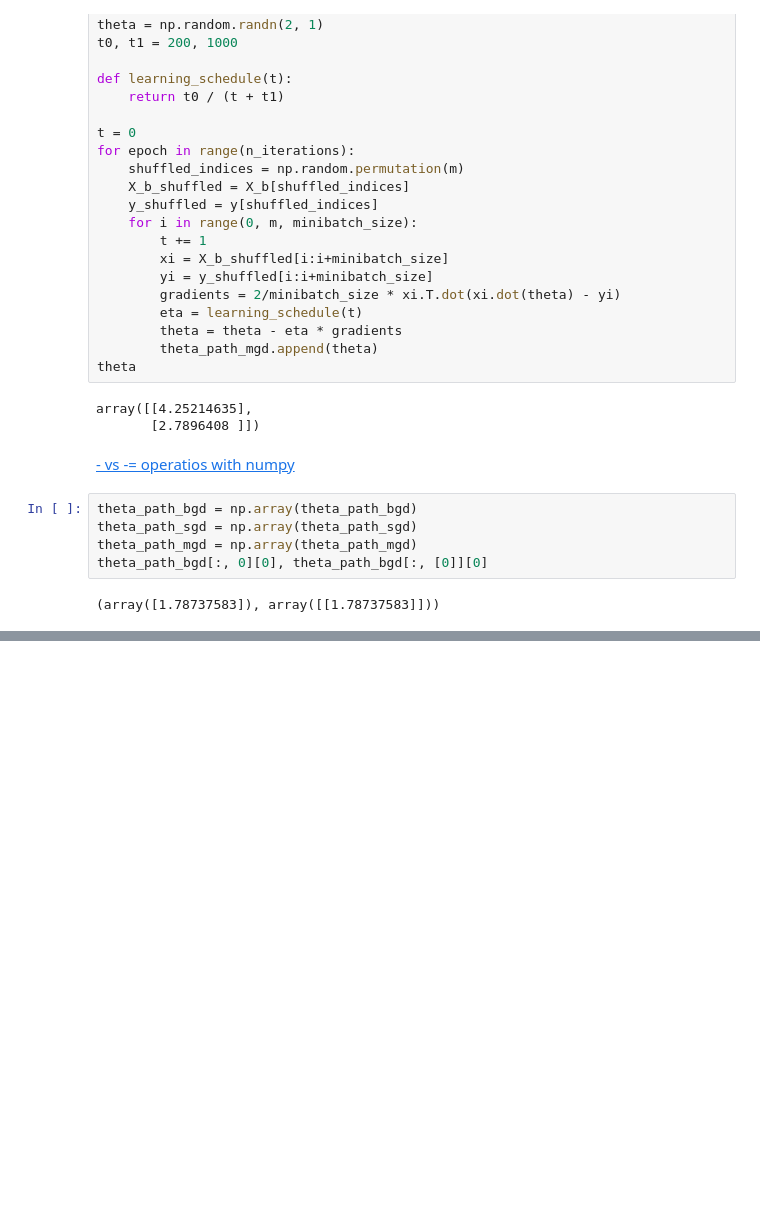
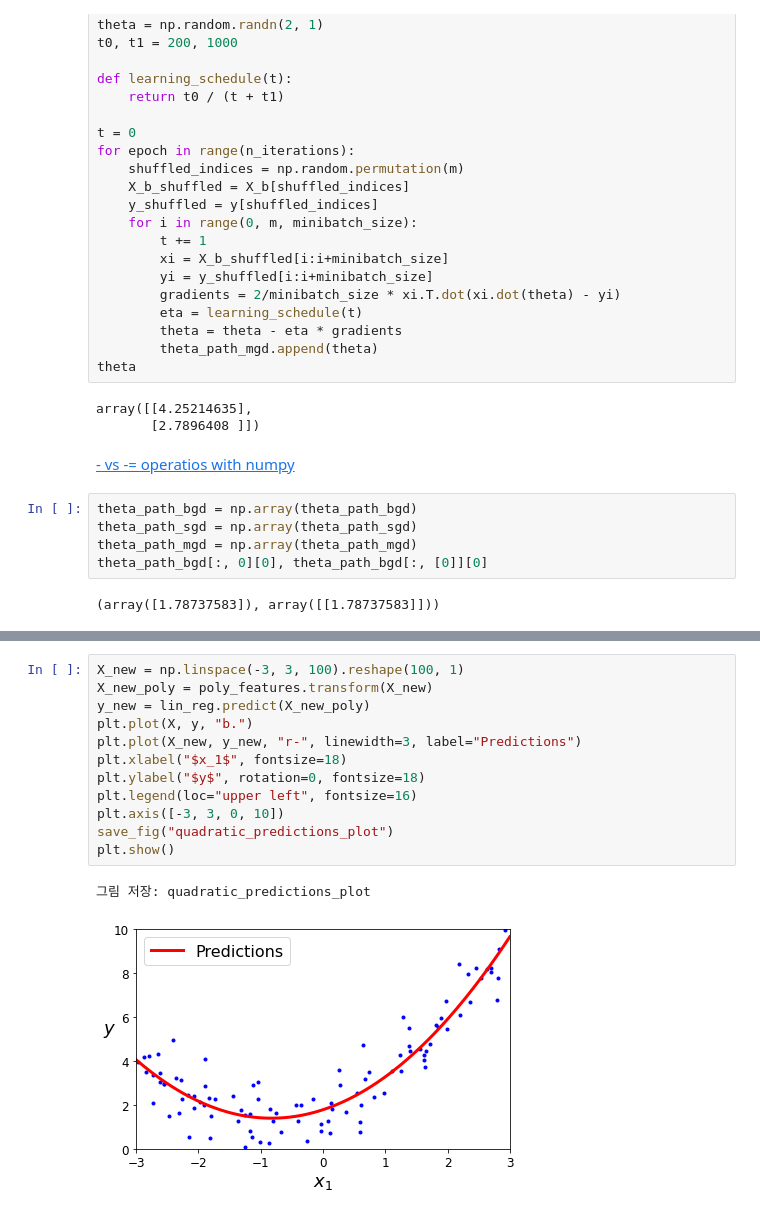
Before and after one commit to YuchanJung/TIL, a Jupyter notebook: ml/handson-ml2/training_linear_model.ipynb, the cells around one changed output, grey strips where cells are left out. Saved outputs shown, nothing was run; the diff lists cells and outputs as text; blank space fills up the shorter version.

```diff
--- a/ml/handson-ml2/training_linear_model.ipynb
+++ b/ml/handson-ml2/training_linear_model.ipynb
@@ -295,0 +334,15 @@ plt.show()
+# %%
+X_new = np.linspace(-3, 3, 100).reshape(100, 1)
+X_new_poly = poly_features.transform(X_new)
+y_new = lin_reg.predict(X_new_poly)
+plt.plot(X, y, "b.")
+plt.plot(X_new, y_new, "r-", linewidth=3, label="Predictions")
+plt.xlabel("$x_1$", fontsize=18)
+plt.ylabel("$y$", rotation=0, fontsize=18)
+plt.legend(loc="upper left", fontsize=16)
+plt.axis([-3, 3, 0, 10])
+save_fig("quadratic_predictions_plot")
+plt.show()
+# %% [output]
+그림 저장: quadratic_predictions_plot
+[figure, added]
```
Also changed, not shown: parts of 11 cells of this notebook.
